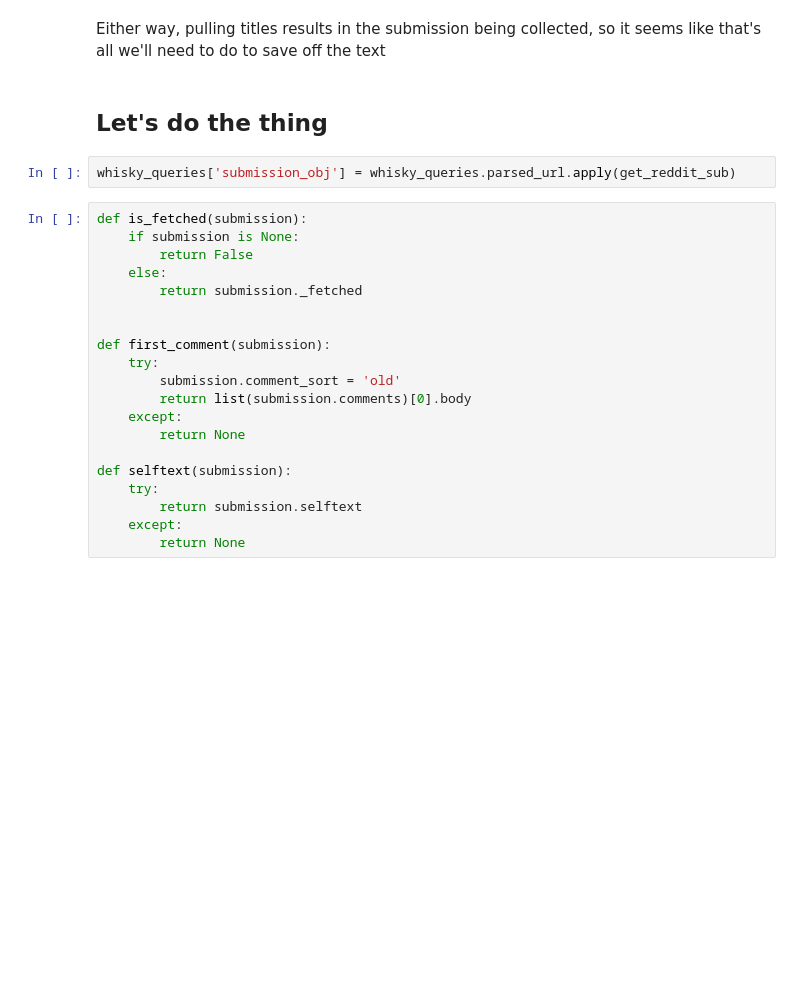
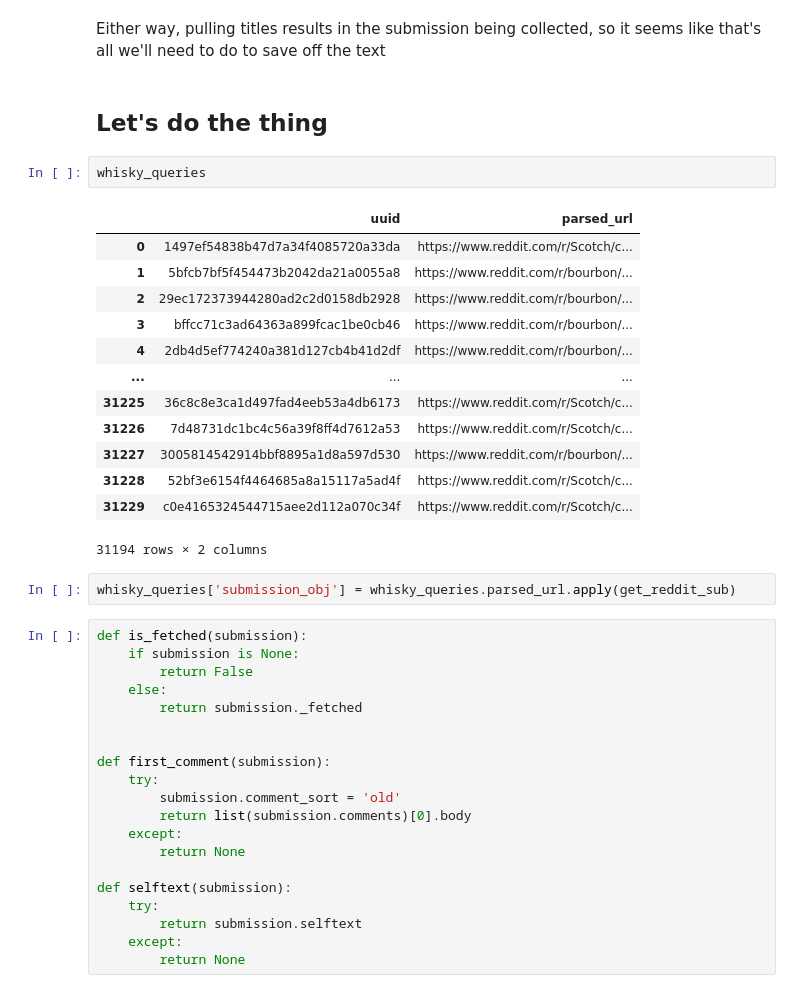
Before and after one commit to jeremybeck/whiskyreviews, a Jupyter notebook: scripts/01_flatfile_reviews_redditpull.ipynb, the cells around one changed output. Cells and saved outputs as stored; diff of their text form; blank space fills up the shorter version.

```diff
--- a/scripts/01_flatfile_reviews_redditpull.ipynb
+++ b/scripts/01_flatfile_reviews_redditpull.ipynb
@@ -172,6 +210,22 @@ These are all coming from /r/ScotchSwap, which has been _BANNED BY REDDIT_
 Either way, pulling titles results in the submission being collected, so it seems like that's all we'll need to do to save off the text
 # %% [markdown]
 ## Let's do the thing
+# %%
+whisky_queries
+# %% [output]
+|  | uuid | parsed_url |
+| 0 | 1497ef54838b47d7a34f4085720a33da | https://www.reddit.com/r/Scotch/c... |
+| 1 | 5bfcb7bf5f454473b2042da21a0055a8 | https://www.reddit.com/r/bourbon/... |
+| 2 | 29ec172373944280ad2c2d0158db2928 | https://www.reddit.com/r/bourbon/... |
+| 3 | bffcc71c3ad64363a899fcac1be0cb46 | https://www.reddit.com/r/bourbon/... |
+| 4 | 2db4d5ef774240a381d127cb4b41d2df | https://www.reddit.com/r/bourbon/... |
+| ... | ... | ... |
+| 31225 | 36c8c8e3ca1d497fad4eeb53a4db6173 | https://www.reddit.com/r/Scotch/c... |
+| 31226 | 7d48731dc1bc4c56a39f8ff4d7612a53 | https://www.reddit.com/r/Scotch/c... |
+| 31227 | 3005814542914bbf8895a1d8a597d530 | https://www.reddit.com/r/bourbon/... |
+| 31228 | 52bf3e6154f4464685a8a15117a5ad4f | https://www.reddit.com/r/Scotch/c... |
+| 31229 | c0e4165324544715aee2d112a070c34f | https://www.reddit.com/r/Scotch/c... |
+31194 rows × 2 columns
 # %%
 whisky_queries['submission_obj'] = whisky_queries.parsed_url.apply(get_reddit_sub)
 # %%
```
Also changed, not shown: parts of 32 cells of this notebook.
